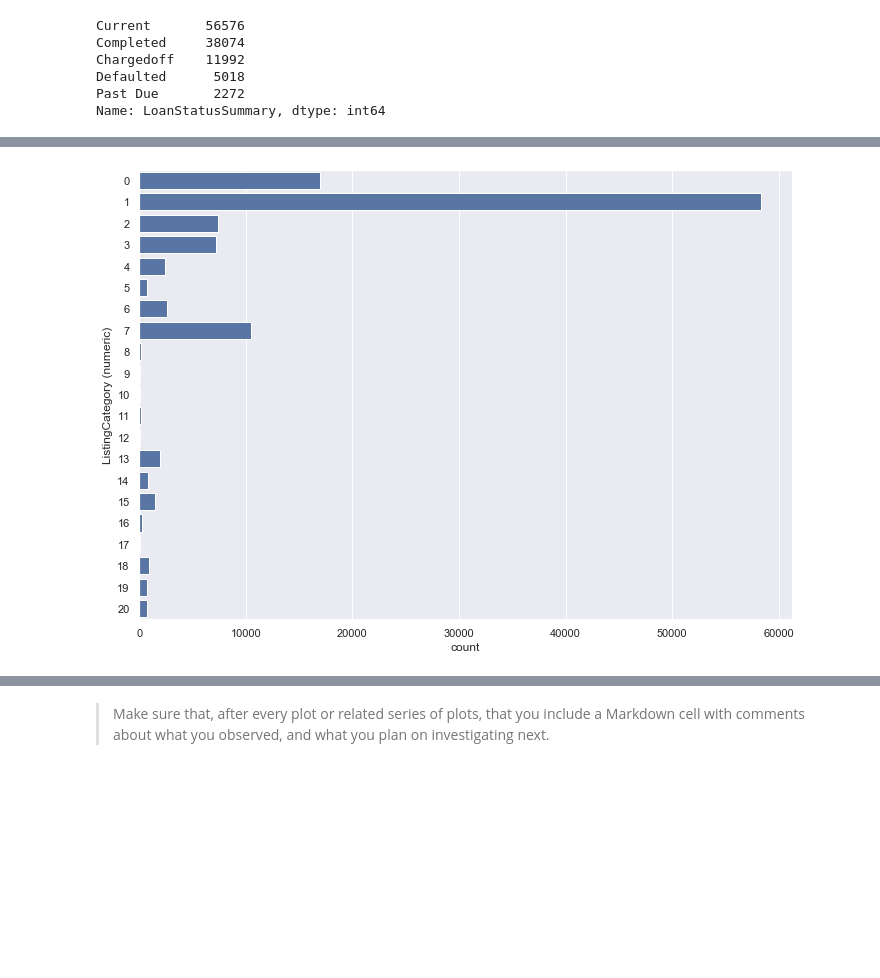
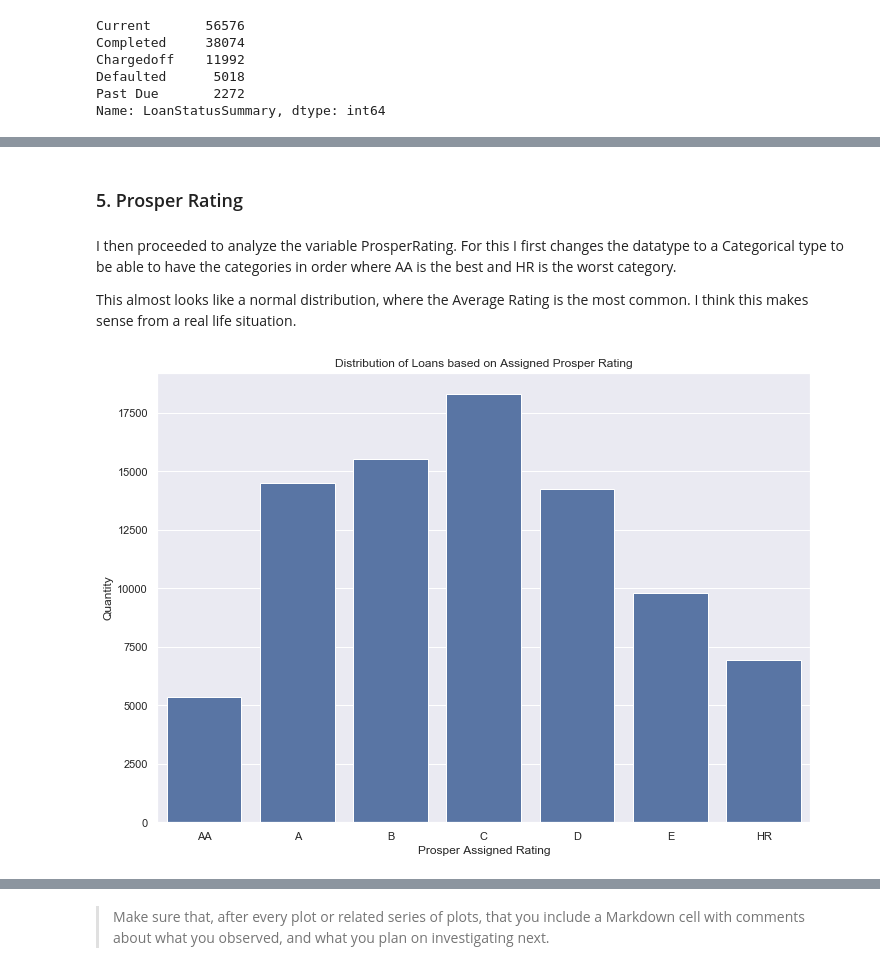
Before and after one commit to lizvqz/ProsperLoanDataAnalysis, a Jupyter notebook: exploration.ipynb, the cells around one changed output, grey strips where cells are left out. Saved outputs shown, nothing was run; the diff lists cells and outputs as text; code cells hidden in the pictures; blank space fills up the shorter version.

Commit message:
feat: Add presentation deck and final graphs

```diff
--- a/exploration.ipynb
+++ b/exploration.ipynb
@@ -227 +211,4 @@ plt.hist(df['CreditScoreRangeLower'], bins = bins);
+# %%
+to_drop = df.query('CreditScoreRangeLower == 0').index.values
+df.drop(to_drop, inplace=True)
 # %%
@@ -247,0 +227,8 @@ plt.hist(data = df, x = 'CreditScoreRangeUpper', bins = bin_edges);
+# %%
+def CreditScoreSummary(loan):
+    if loan.CreditScoreRangeLower <= 680:
+        return 'Below Average'
+    else:
+        return 'Above Average'
+# %%
+df['CreditScoreSummary'] = df.apply(CreditScoreSummary, axis = 1)
@@ -247,0 +273,3 @@ plt.hist(data = df, x = 'CreditScoreRangeUpper', bins = bin_edges);
+# %%
+to_drop = df.query('StatedMonthlyIncome > 30000').index.values
+df.drop(to_drop, inplace=True)
@@ -252,0 +294,6 @@ plt.hist(data = df, x = 'LoanOriginalAmount', bins = bin_edges);
+# %% [markdown]
+### 5. Prosper Rating
+# %% [markdown]
+I then proceeded to analyze the variable ProsperRating. For this I first changes the datatype to a Categorical type to be able to have the categories in order where AA is the best and HR is the worst category.
+
+This almost looks like a normal distribution, where the Average Rating is the most common. I think this makes sense from a real life situation.
@@ -253,5 +304,8 @@ plt.hist(data = df, x = 'LoanOriginalAmount', bins = bin_edges);
 # %%
 base_color = sb.color_palette()[0]
-sb.countplot(data = df, y = 'ListingCategory (numeric)', color = base_color);
+sb.countplot(data = df, x = 'ProsperRating (Alpha)', color = base_color)
+plt.title('Distribution of Loans based on Assigned Prosper Rating')
+plt.ylabel('Quantity')
+plt.xlabel('Prosper Assigned Rating');
 # %% [output]
-[figure, old version]
+[figure, new version]
```
Also changed, not shown: parts of 88 cells of this notebook, 5 other files.
